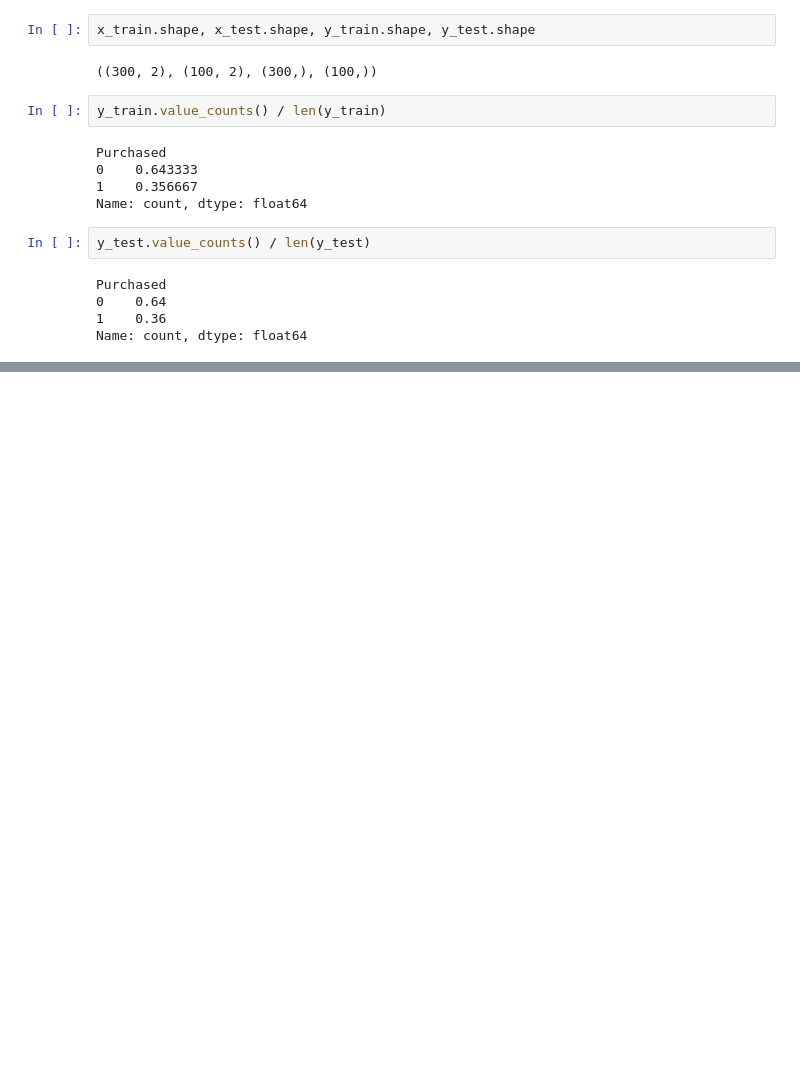
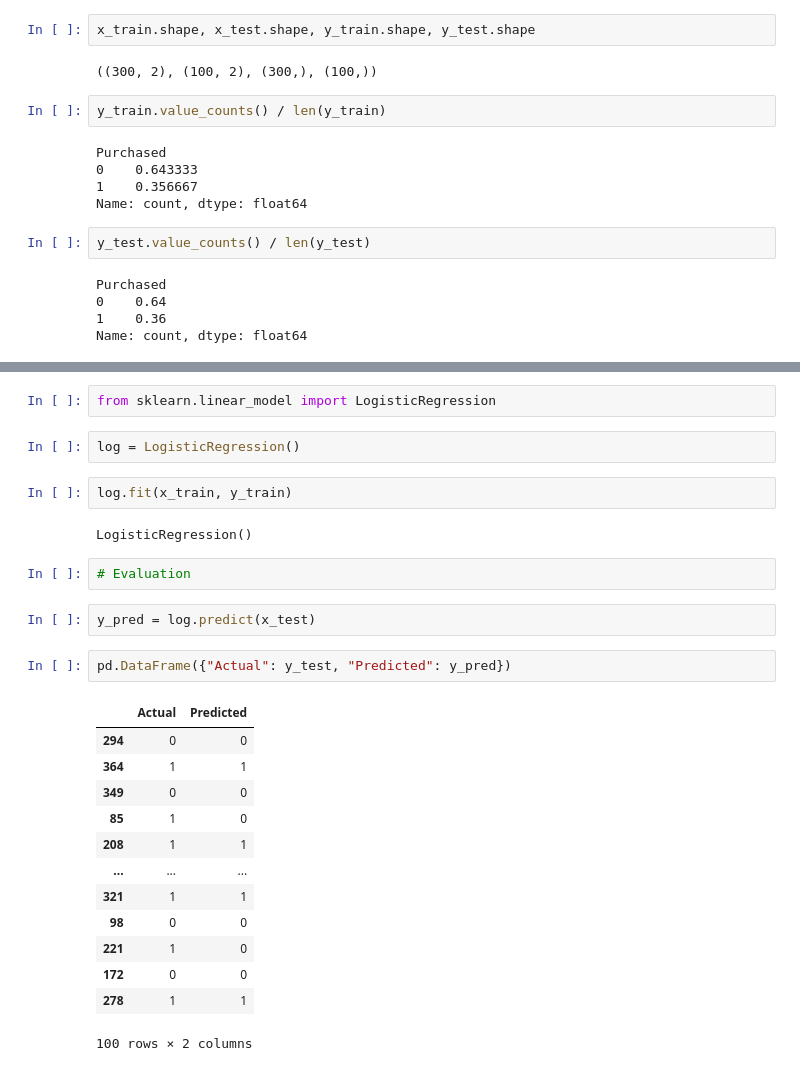
Before and after one commit to AdityaThakare72/Ajeenkya_DYP_Jan2026, a Jupyter notebook: Day7/logistic_Reg_13Jan.ipynb, the cells around one changed output, grey strips where cells are left out. Saved outputs shown, nothing was run; the diff lists cells and outputs as text; blank space fills up the shorter version.

```diff
--- a/Day7/logistic_Reg_13Jan.ipynb
+++ b/Day7/logistic_Reg_13Jan.ipynb
@@ -120,0 +123,28 @@ Name: count, dtype: float64
+# %%
+from sklearn.linear_model import LogisticRegression
+# %%
+log = LogisticRegression()
+# %%
+log.fit(x_train, y_train)
+# %% [output]
+LogisticRegression()
+# %%
+# Evaluation
+# %%
+y_pred = log.predict(x_test)
+# %%
+pd.DataFrame({"Actual": y_test, "Predicted": y_pred})
+# %% [output]
+|  | Actual | Predicted |
+| 294 | 0 | 0 |
+| 364 | 1 | 1 |
+| 349 | 0 | 0 |
+| 85 | 1 | 0 |
+| 208 | 1 | 1 |
+| ... | ... | ... |
+| 321 | 1 | 1 |
+| 98 | 0 | 0 |
+| 221 | 1 | 0 |
+| 172 | 0 | 0 |
+| 278 | 1 | 1 |
+100 rows × 2 columns
```
Also changed, not shown: parts of 1 cell of this notebook.
